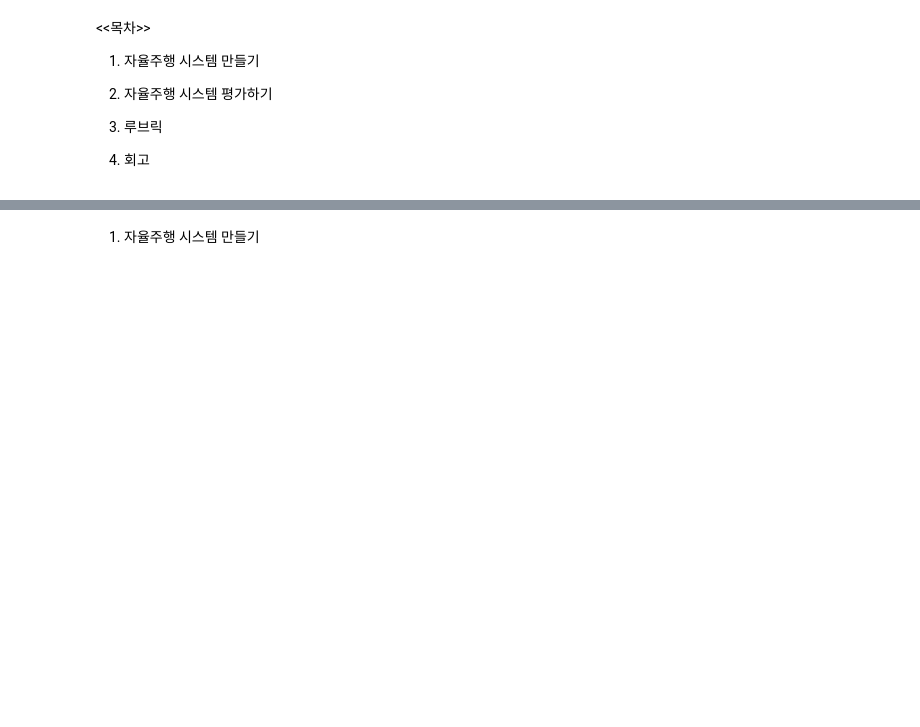
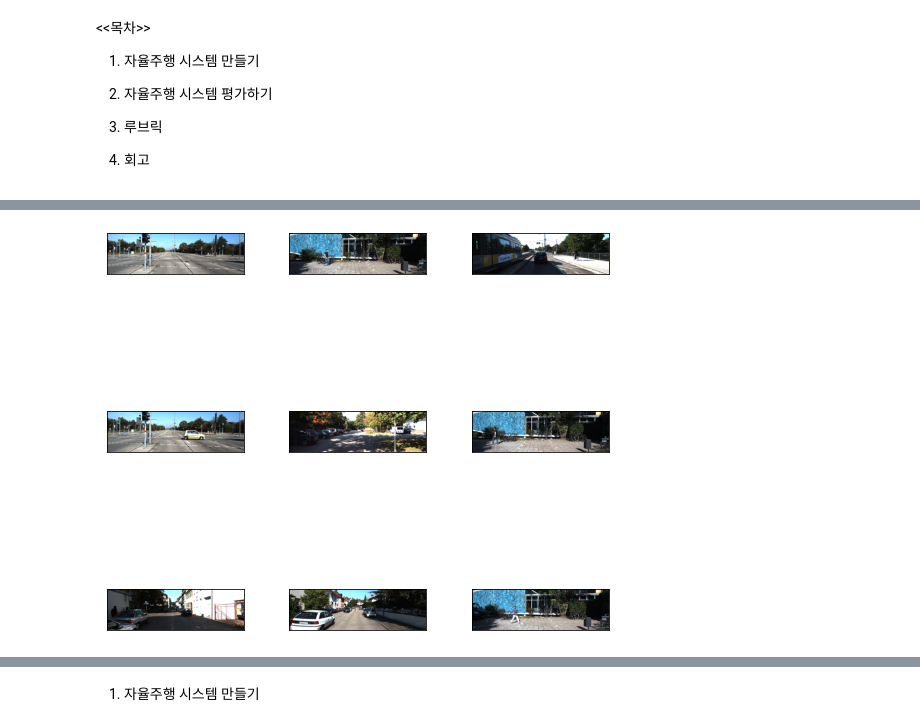
Before and after one commit to F100d4U/GDCV, a Jupyter notebook: [GDCV06]Autopilot.ipynb, the cells around one changed output, grey strips where cells are left out. Saved outputs shown, nothing was run; the diff lists cells and outputs as text; code cells hidden in the pictures; blank space fills up the shorter version.

Commit message:
[GDCV06]

```diff
--- a/[GDCV06]Autopilot.ipynb
+++ b/[GDCV06]Autopilot.ipynb
@@ -10,3 +10,13 @@
 3) 루브릭
 
 4) 회고
+# %%
+import os, copy
+import numpy as np
+import tensorflow as tf
+import tensorflow_datasets as tfds
+
+import matplotlib.pyplot as plt
+from PIL import Image, ImageDraw
+
+DATA_DIR = '/home/june/Github/GDCV/data'
@@ -12,0 +37,8 @@
+# %%
+(ds_train, ds_val, ds_test), ds_info = tfds.load(
+    'kitti',
+    data_dir=DATA_DIR,
+    split=['train', 'validation', 'test'],
+    shuffle_files=True,
+    with_info=True,
+)
@@ -12,0 +99,4 @@
+# %%
+_ = tfds.show_examples(ds_train, ds_info)
+# %% [output]
+[figure, added]
```
Also changed, not shown: parts of 52 cells of this notebook.
